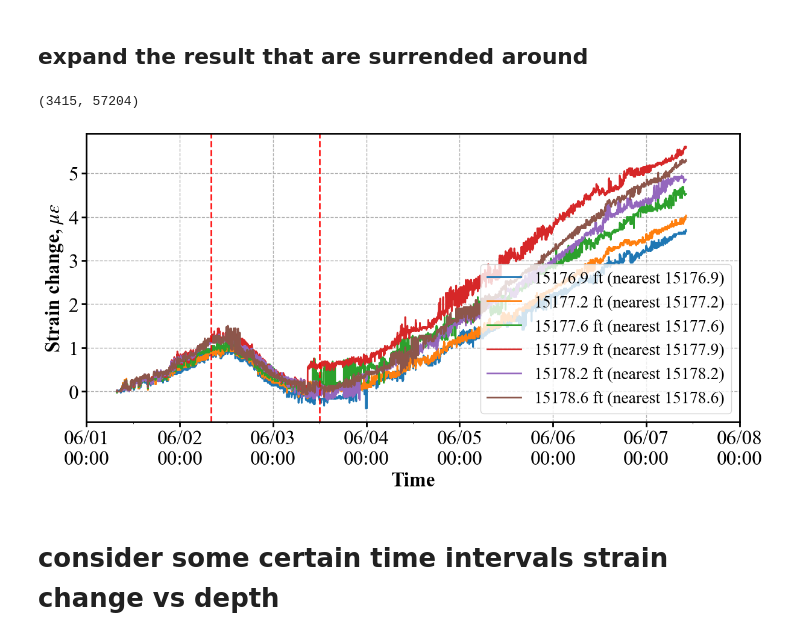
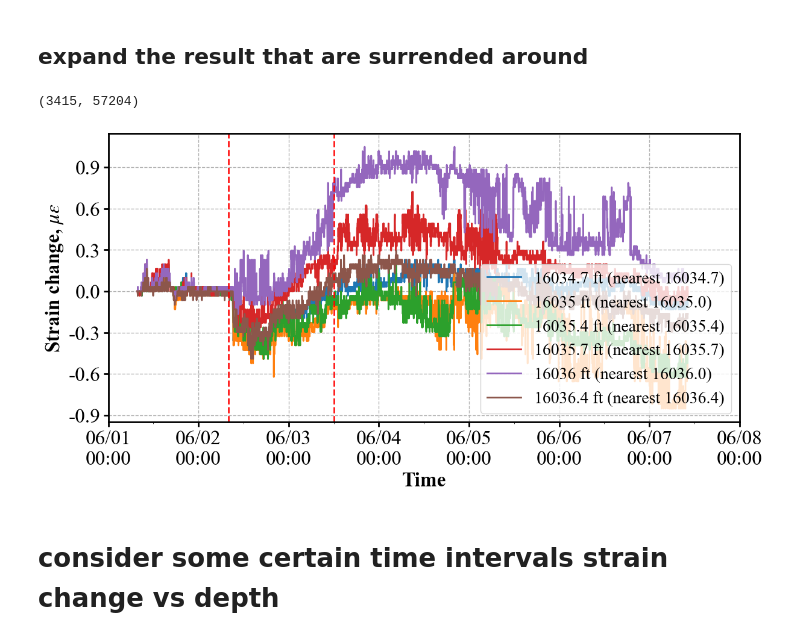
Before and after one commit to felix-mao-1516/plot-for-research-, a Jupyter notebook: 5.1 time_vs_depth_plot.ipynb, the cells around one changed output. Cells and saved outputs as stored; diff of their text form; code cells hidden in the pictures.

```diff
--- a/5.1 time_vs_depth_plot.ipynb
+++ b/5.1 time_vs_depth_plot.ipynb
@@ -325,7 +443,7 @@ stamps_idx = decode_stamps_to_datetimeindex(date_plot, fmt='%m/%d/%Y %H:%M:%S.%f
 #======================= target channels========
 
 # 你指定的起始 channel（列索引）
-j0 = 45877 # 这里换成你想用的 channel index
+j0 = 48470 # 这里换成你想用的 channel index
 n_follow = 5
 
 D = np.asarray(depth[...]) if hasattr(depth, "__getitem__") else np.asarray(depth)
@@ -408,34 +526,34 @@ ax.xaxis.set_minor_locator(mdates.HourLocator(interval=12))
 
 
 # ax.xaxis.set_major_locator(MaxNLocator(nbins=7))
 # ax.xaxis.set_major_locator(mdates.HourLocator(interval=12))
 # ax.xaxis.set_major_locator(mdates.DayLocator(interval=1))
 
 # 将y轴翻转：
 # ax.invert_yaxis()
 # ax.set_ylim(-1, 13)
 
 ax.legend(loc='lower right', ncol=1) #'upper left'
 # let legend located out the plot
 # ax.legend(loc='upper right', ncol=2,fontsize=14)
 
 ax.grid(True,  linestyle='--')
 
 
 # leg = ax.get_legend()
 # if leg is not None:
 #     leg.remove()
 
 # handles, _ = ax.get_legend_handles_labels()
 # ax.legend(handles, [f"{d} ft" for d in depth_range], loc='lower right', ncol=1)
 
 # y轴标签
 # ax.set_ylabel(r'Strain change, $\mu\varepsilon$')
 # save_figure:
 # save_figure(fig, 'strain_vs_time_13753ft.png', dpi=600, transparent=False)
 # %% [output]
 (3415, 57204)
-[figure, old version]
+[figure, new version]
 # %% [markdown]
 # consider some certain time intervals strain change vs depth
 # %% [markdown]
```
Also changed, not shown: parts of 3 cells of this notebook, 5 other files.
